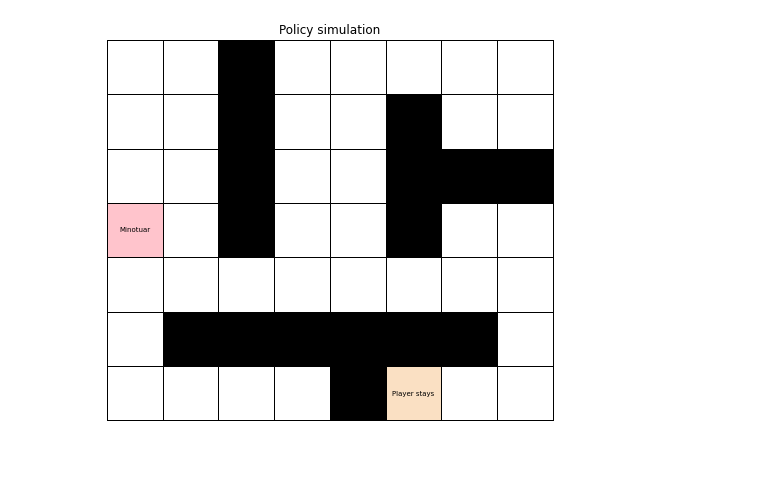
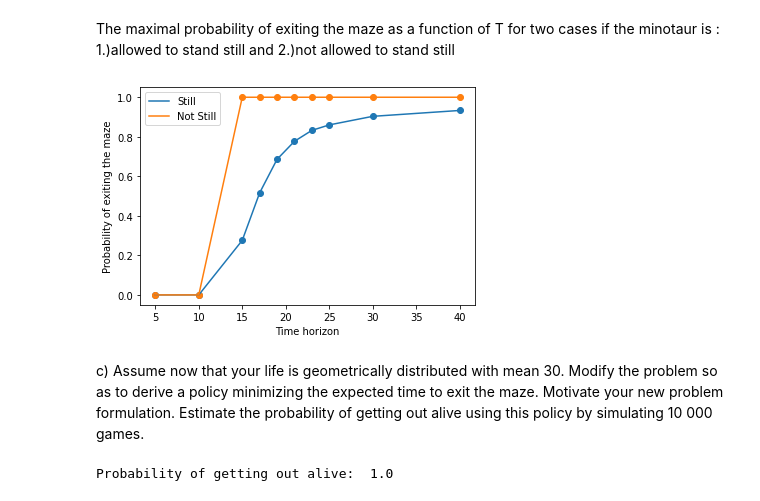
Before and after one commit to anirudhseth/Reinforcement-Learning-Basics, a Jupyter notebook: lab1/Problem_1.ipynb, the cells around one changed output. Saved outputs shown, nothing was run; the diff lists cells and outputs as text; code cells hidden in the pictures; blank space fills up the shorter version.

```diff
--- a/lab1/Problem_1.ipynb
+++ b/lab1/Problem_1.ipynb
@@ -51,4 +37,2 @@ path = env.simulate(start, policy, method)
-# %%
-mz.animate_solution(maze, path)
-# %% [output]
-[figure, removed]
+# %% [markdown]
+The maximal probability of exiting the maze as a function of T for two cases if the minotaur is : 1.)allowed to stand still and 2.)not allowed to stand still
@@ -54,0 +80,37 @@ mz.animate_solution(maze, path)
+# %%
+plt.scatter(Horizons,P_stay)
+plt.plot(Horizons,P_stay ,label='Still')
+plt.scatter(Horizons,P)
+plt.plot(Horizons,P,label='Not Still')
+plt.xlabel('Time horizon')
+plt.ylabel("Probability of exiting the maze")
+plt.legend()
+plt.savefig('Problem1.png')
+# %% [output]
+[figure, added]
+# %% [markdown]
+c) Assume now that your life is geometrically distributed with mean 30. Modify the problem
+so as to derive a policy minimizing the expected time to exit the maze. Motivate your
+new problem formulation. Estimate the probability of getting out alive using this policy by
+simulating 10 000 games.
+# %%
+
+minotaurStay= False
+env = mz.Maze(maze,minotaurStay)
+life = 30;
+gamma   = 1 - (1/life);
+epsilon = 0.0001;
+simulation=10000
+win_count=0
+V, policy = mz.value_iteration(env, gamma, epsilon)
+method = 'ValIter';
+start  = ((0,0),(6,5));
+for i in tqdm(range(simulation)):
+    path = env.simulate(start, policy, method)
+    if(path[-1][0]==(6,5)):
+        win_count+=1
+    # mz.animate_solution(maze, path)
+P2= win_count/simulation
+print('Probability of getting out alive: ',P)
+# %% [output]
+Probability of getting out alive:  1.0
```
Also changed, not shown: parts of 10 cells of this notebook, 3 other files.
